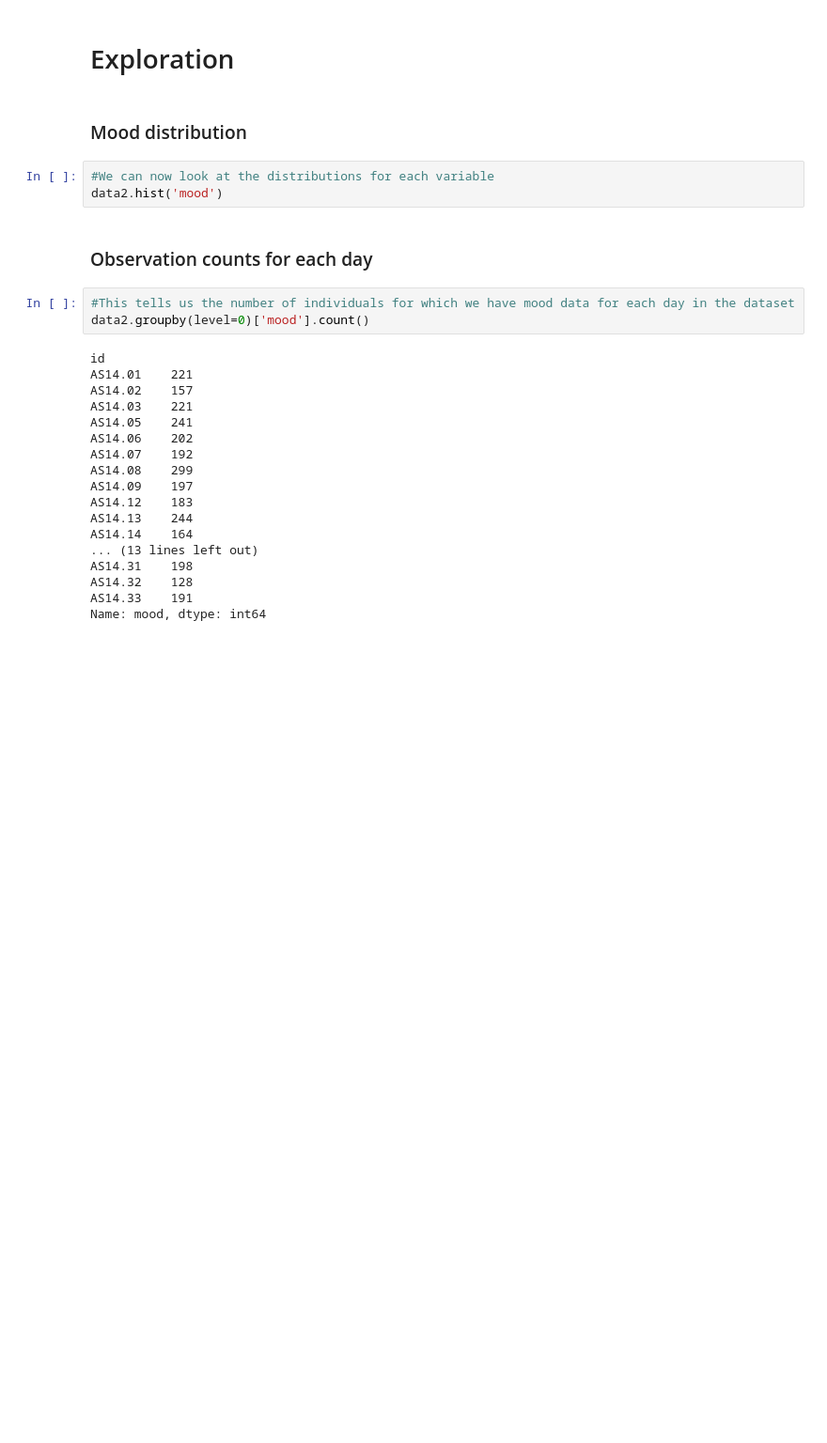
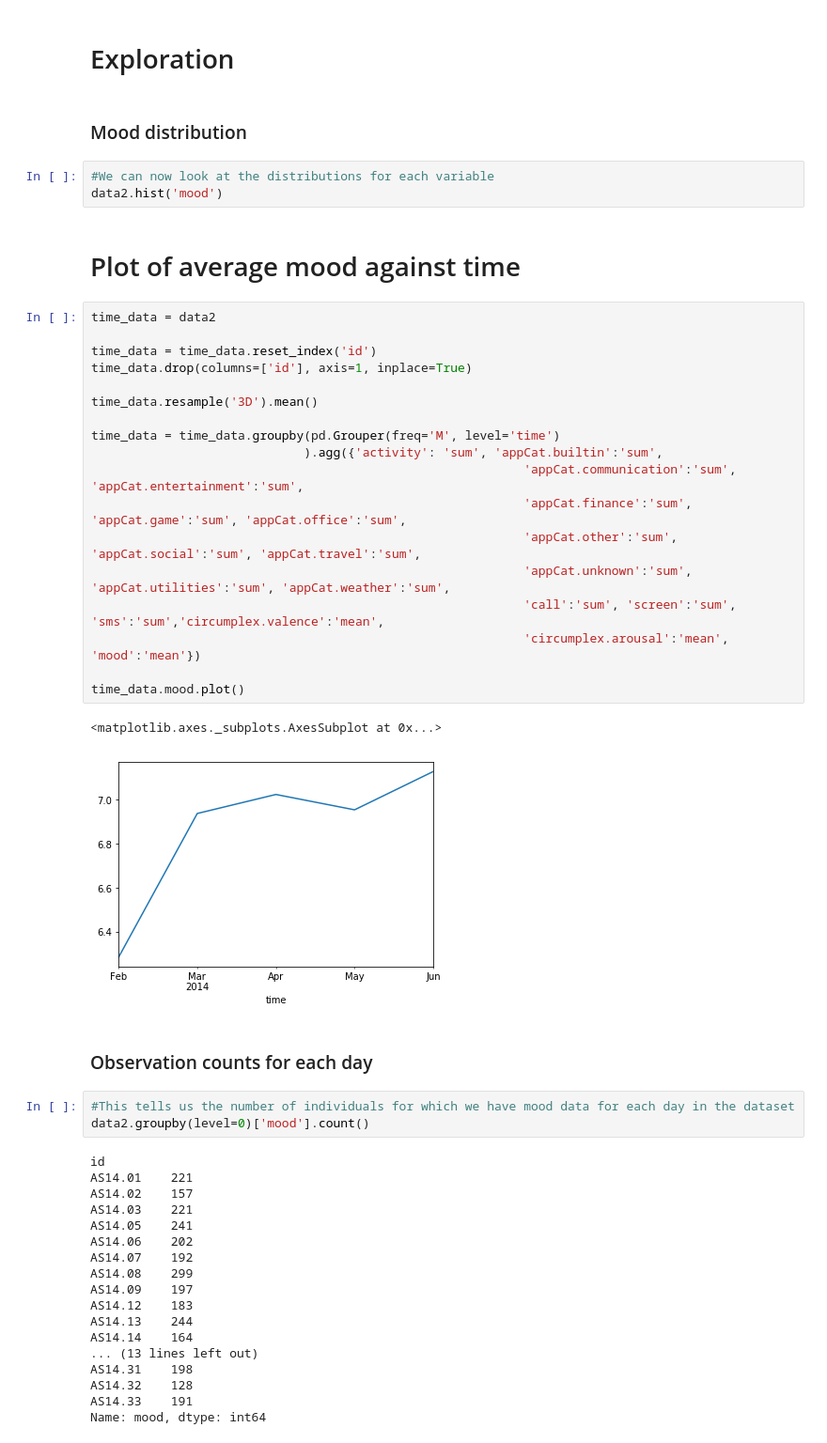
Before and after one commit to jelrae/dataMineAss1, a Jupyter notebook: DMT1_latest.ipynb, the cells around one changed output. Shown at 94% size. Drawn from its saved outputs; the diff is of its cells as text; blank space fills up the shorter version.

```diff
--- a/DMT1_latest.ipynb
+++ b/DMT1_latest.ipynb
@@ -205,6 +199,29 @@ df.drop(columns=['January', 'August', 'September', 'October', 'November', 'Decem
 # %%
 #We can now look at the distributions for each variable
 data2.hist('mood')
+# %% [markdown]
+# Plot of average mood against time
+# %%
+time_data = data2
+
+time_data = time_data.reset_index('id')
+time_data.drop(columns=['id'], axis=1, inplace=True)
+
+time_data.resample('3D').mean()
+
+time_data = time_data.groupby(pd.Grouper(freq='M', level='time')
+                             ).agg({'activity': 'sum', 'appCat.builtin':'sum',
+                                                           'appCat.communication':'sum', 'appCat.entertainment':'sum',
+                                                           'appCat.finance':'sum', 'appCat.game':'sum', 'appCat.office':'sum',
+                                                           'appCat.other':'sum', 'appCat.social':'sum', 'appCat.travel':'sum',
+                                                           'appCat.unknown':'sum', 'appCat.utilities':'sum', 'appCat.weather':'sum',
+                                                           'call':'sum', 'screen':'sum', 'sms':'sum','circumplex.valence':'mean',
+                                                           'circumplex.arousal':'mean', 'mood':'mean'})
+
+time_data.mood.plot()
+# %% [output]
+<matplotlib.axes._subplots.AxesSubplot at 0x...>
+[figure, added]
 # %% [markdown]
 ### Observation counts for each day
 # %%
```
Also changed, not shown: parts of 20 cells of this notebook.
